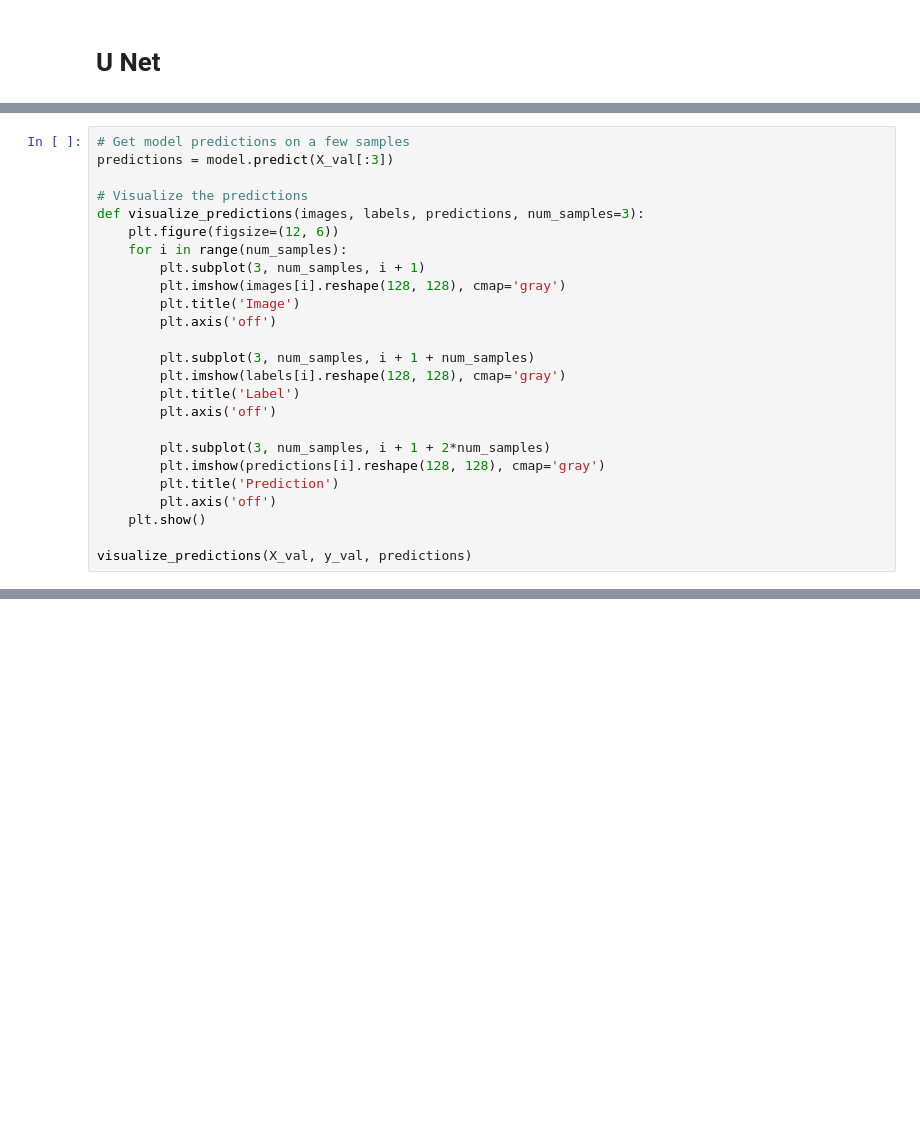
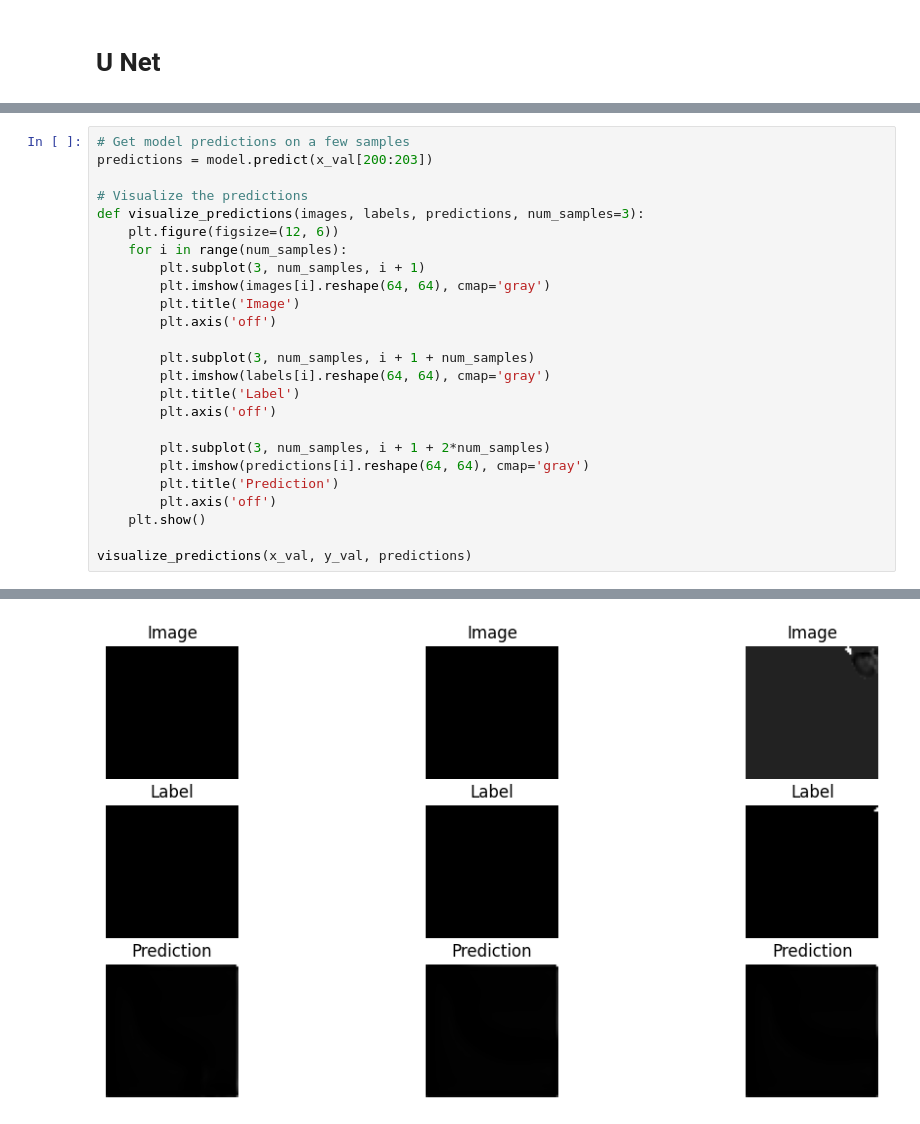
Before and after one commit to reshmaruby/Project, a Jupyter notebook: ProjectV2.ipynb, the cells around one changed output, grey strips where cells are left out. Drawn from its saved outputs; the diff is of its cells as text; blank space fills up the shorter version.

```diff
--- a/ProjectV2.ipynb
+++ b/ProjectV2.ipynb
@@ -276,26 +284,26 @@ NameError: name 'history' is not defined
 # %%
 # Get model predictions on a few samples
-predictions = model.predict(X_val[:3])
+predictions = model.predict(x_val[200:203])
 
 # Visualize the predictions
 def visualize_predictions(images, labels, predictions, num_samples=3):
     plt.figure(figsize=(12, 6))
     for i in range(num_samples):
         plt.subplot(3, num_samples, i + 1)
-        plt.imshow(images[i].reshape(128, 128), cmap='gray')
+        plt.imshow(images[i].reshape(64, 64), cmap='gray')
         plt.title('Image')
         plt.axis('off')
 
         plt.subplot(3, num_samples, i + 1 + num_samples)
-        plt.imshow(labels[i].reshape(128, 128), cmap='gray')
+        plt.imshow(labels[i].reshape(64, 64), cmap='gray')
         plt.title('Label')
         plt.axis('off')
 
         plt.subplot(3, num_samples, i + 1 + 2*num_samples)
-        plt.imshow(predictions[i].reshape(128, 128), cmap='gray')
+        plt.imshow(predictions[i].reshape(64, 64), cmap='gray')
         plt.title('Prediction')
         plt.axis('off')
     plt.show()
 
-visualize_predictions(X_val, y_val, predictions)
+visualize_predictions(x_val, y_val, predictions)
 # %% [output]
@@ -302,0 +311 @@ NameError: name 'X_val' is not defined
+[figure, added]
```
Also changed, not shown: parts of 6 cells of this notebook.
